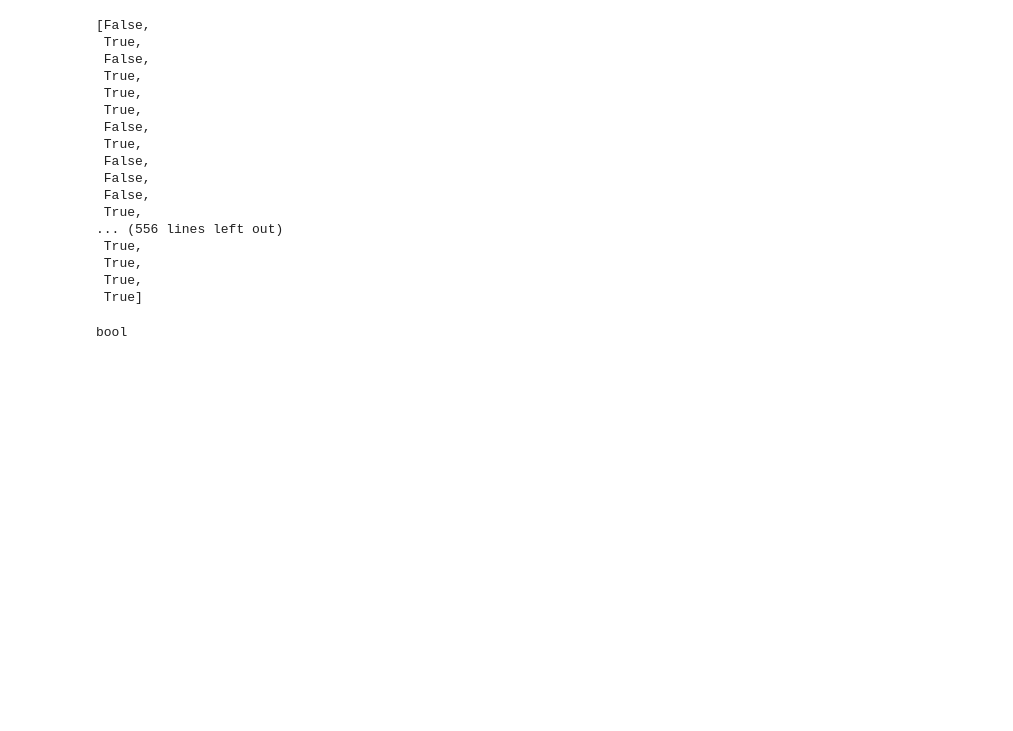
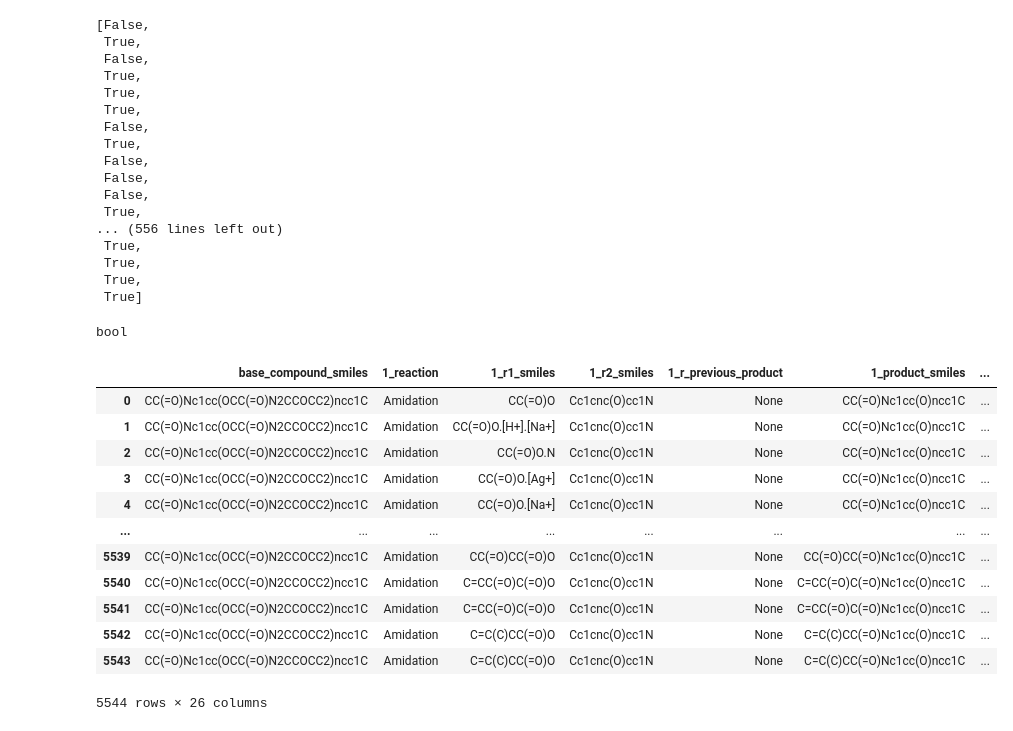
Before and after one commit to kate-fie/EV-A71-2A-syndirella-run, a Jupyter notebook: placements_april8/look_at_to_hippo.ipynb, the cells around one changed output. Saved outputs shown, nothing was run; the diff lists cells and outputs as text; code cells hidden in the pictures; blank space fills up the shorter version.

```diff
--- a/placements_april8/look_at_to_hippo.ipynb
+++ b/placements_april8/look_at_to_hippo.ipynb
@@ -83,0 +82,17 @@ bool
+# %%
+df = pd.read_pickle('ZVTXJLVFUAMZRS-UHFFFAOYSA-N_YEecJn_to_hippo.pkl.gz')
+df
+# %% [output]
+|  | base_compound_smiles | 1_reaction | 1_r1_smiles | 1_r2_smiles | 1_r_previous_product | 1_product_smiles | ... |
+| 0 | CC(=O)Nc1cc(OCC(=O)N2CCOCC2)ncc1C | Amidation | CC(=O)O | Cc1cnc(O)cc1N | None | CC(=O)Nc1cc(O)ncc1C | ... |
+| 1 | CC(=O)Nc1cc(OCC(=O)N2CCOCC2)ncc1C | Amidation | CC(=O)O.[H+].[Na+] | Cc1cnc(O)cc1N | None | CC(=O)Nc1cc(O)ncc1C | ... |
+| 2 | CC(=O)Nc1cc(OCC(=O)N2CCOCC2)ncc1C | Amidation | CC(=O)O.N | Cc1cnc(O)cc1N | None | CC(=O)Nc1cc(O)ncc1C | ... |
+| 3 | CC(=O)Nc1cc(OCC(=O)N2CCOCC2)ncc1C | Amidation | CC(=O)O.[Ag+] | Cc1cnc(O)cc1N | None | CC(=O)Nc1cc(O)ncc1C | ... |
+| 4 | CC(=O)Nc1cc(OCC(=O)N2CCOCC2)ncc1C | Amidation | CC(=O)O.[Na+] | Cc1cnc(O)cc1N | None | CC(=O)Nc1cc(O)ncc1C | ... |
+| ... | ... | ... | ... | ... | ... | ... | ... |
+| 5539 | CC(=O)Nc1cc(OCC(=O)N2CCOCC2)ncc1C | Amidation | CC(=O)CC(=O)O | Cc1cnc(O)cc1N | None | CC(=O)CC(=O)Nc1cc(O)ncc1C | ... |
+| 5540 | CC(=O)Nc1cc(OCC(=O)N2CCOCC2)ncc1C | Amidation | C=CC(=O)C(=O)O | Cc1cnc(O)cc1N | None | C=CC(=O)C(=O)Nc1cc(O)ncc1C | ... |
+| 5541 | CC(=O)Nc1cc(OCC(=O)N2CCOCC2)ncc1C | Amidation | C=CC(=O)C(=O)O | Cc1cnc(O)cc1N | None | C=CC(=O)C(=O)Nc1cc(O)ncc1C | ... |
+| 5542 | CC(=O)Nc1cc(OCC(=O)N2CCOCC2)ncc1C | Amidation | C=C(C)CC(=O)O | Cc1cnc(O)cc1N | None | C=C(C)CC(=O)Nc1cc(O)ncc1C | ... |
+| 5543 | CC(=O)Nc1cc(OCC(=O)N2CCOCC2)ncc1C | Amidation | C=C(C)CC(=O)O | Cc1cnc(O)cc1N | None | C=C(C)CC(=O)Nc1cc(O)ncc1C | ... |
+5544 rows × 26 columns
```
Also changed, not shown: parts of 5 cells of this notebook, 19 other files.
